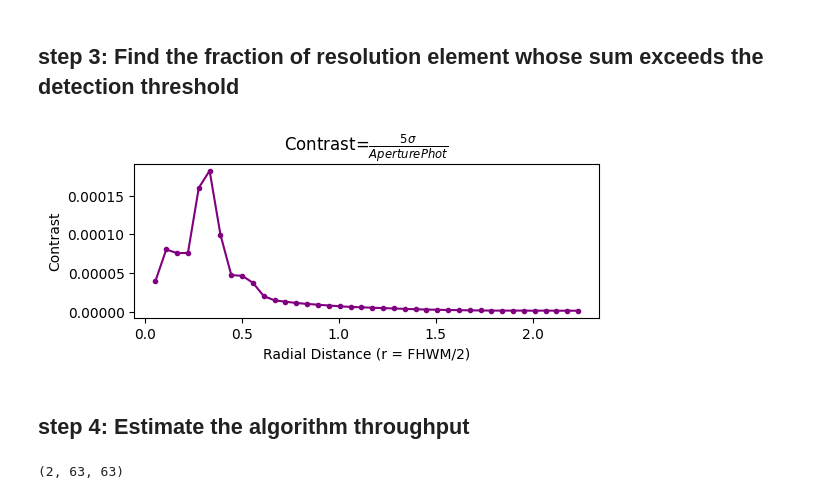
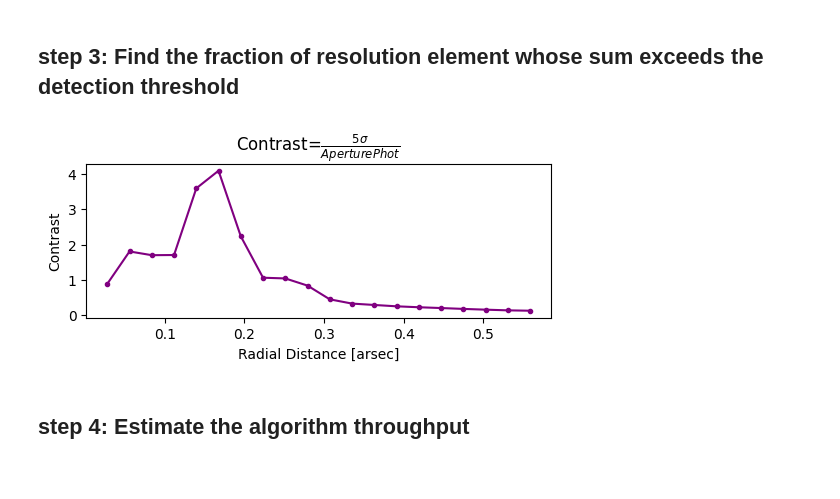
Before and after one commit to yemsnucleus/NEGFC, a Jupyter notebook: presentation/notebooks/contrast_curve.ipynb, the cells around one changed output. Cells and saved outputs as stored; diff of their text form; code cells hidden in the pictures.

Commit message:
contrast curves finished

```diff
--- a/presentation/notebooks/contrast_curve.ipynb
+++ b/presentation/notebooks/contrast_curve.ipynb
@@ -78,10 +78,10 @@ for ax, title in zip(axes, ['original', 'fake', 'subtraction']):
 # %%
 nframes, width, height = cube.shape
 max_boundary = width * 0.5
-num_rings =  40
+num_rings =  20
 
-regions = get_rings(row['optimal_x'], row['optimal_y'],
-                    fhwm=row['fwhm_mean'],
-                    cube=clean_cube,
-                    rot_angles=rot_angles,
-                    num_rings=num_rings)
+regions, rad_dist_px = get_rings(row['optimal_x'], row['optimal_y'],
+                                 fhwm=row['fwhm_mean'],
+                                 cube=clean_cube,
+                                 rot_angles=rot_angles,
+                                 num_rings=num_rings)
@@ -98,29 +115,24 @@ for i in range(1, 21):
 # %% [markdown]
 ## step 3: Find the fraction of resolution element whose sum exceeds the detection threshold
 # %%
-ap_phot = get_aperture_photometry(cube, row['optimal_x'], row['optimal_y'],
-                               rot_angles=rot_angles,
-                               fwhm=row['fwhm_mean'])
+ap_phot = get_aperture_photometry(psfs,
+                                  flux=row['optimal_flux'],
+                                  fwhm=row['fwhm_mean'])
 # %%
 contrast = get_contrast(regions, ap_phot, factor=5)
 # %%
 import matplotlib.ticker as ticker
-x_range = np.arange(1, 41, 1)
+x_range = np.arange(1, 21, 1)
 plt.figure(figsize=(6, 2))
 
-plt.plot(x_range*row['fwhm_mean']*0.01225, contrast, marker='.', color='purple')
+plt.plot(rad_dist_px*0.01225, contrast, marker='.', color='purple')
 plt.ylabel(r'Contrast')
-plt.xlabel('Radial Distance (r = FHWM/2)')
-
+plt.xlabel('Radial Distance [arsec]')
 plt.title(r'Contrast=$\frac{5\sigma}{AperturePhot}$')
 plt.show()
 # %% [output]
-[figure, old version]
+[figure, new version]
 # %% [markdown]
 ## step 4: Estimate the algorithm throughput
-# %%
-psfs.shape
-# %% [output]
-(2, 63, 63)
 # %%
 %%time
```
Also changed, not shown: parts of 11 cells of this notebook, 1 other file.
